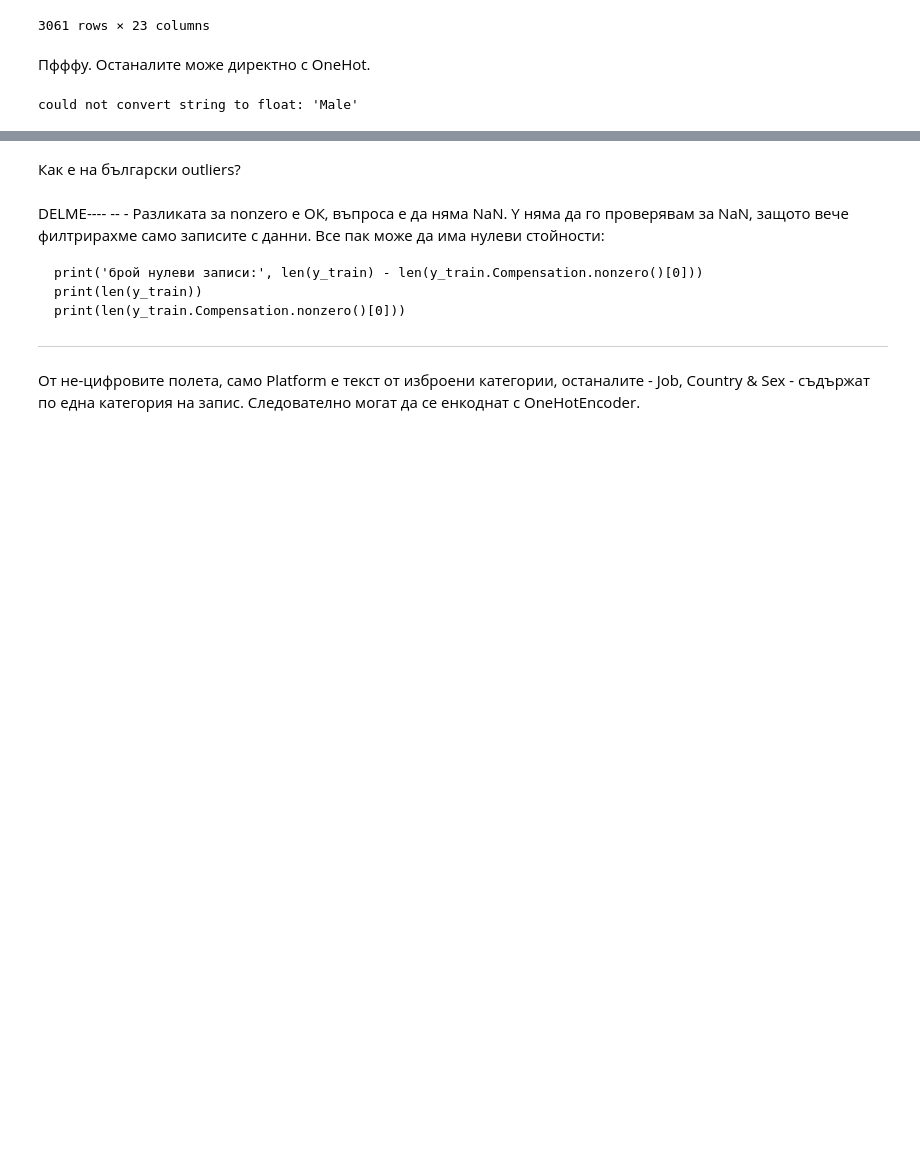
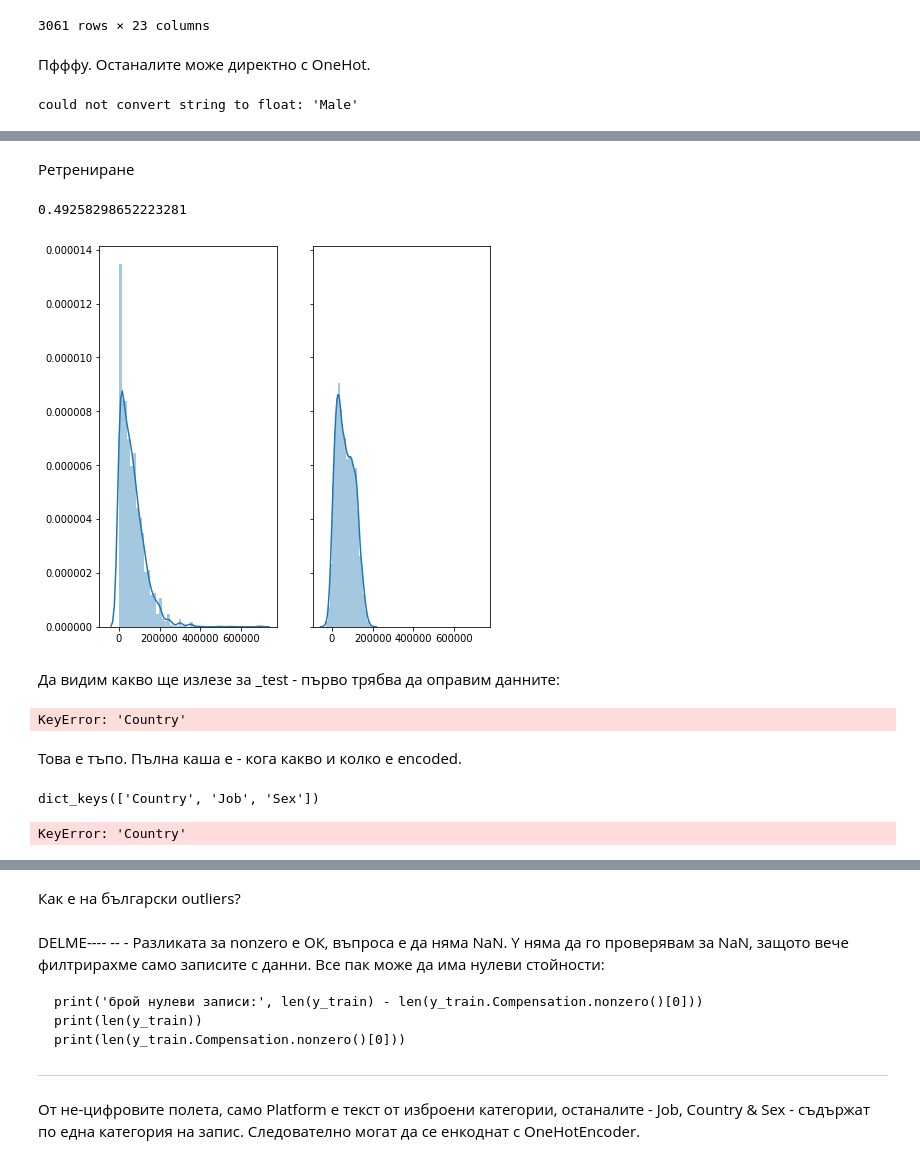
Before and after one commit to bobev18/kaggle_survey-17, a Jupyter notebook: survey2017.ipynb, the cells around one changed output, grey strips where cells are left out. Saved outputs shown, nothing was run; the diff lists cells and outputs as text; code cells hidden in the pictures; blank space fills up the shorter version.

```diff
--- a/survey2017.ipynb
+++ b/survey2017.ipynb
@@ -952,0 +1138,6 @@ except ValueError as e:
+# %%
+rows_to_delete = y_train[y_train['Compensation'] >= 1e+6].index
+print('редове за премахване:', rows_to_delete)
+y_train.drop(rows_to_delete, inplace=True)
+x_train.drop(rows_to_delete, inplace=True)
+y_train.sort_values('Compensation', ascending=False)[:10].style.apply(lambda x: ['background: lightgreen' if x.name == 'Compensation' and z >= 400000 else '' for i,z in x.iteritems()])
@@ -952,0 +1161,38 @@ except ValueError as e:
+# %% [markdown]
+Ретрениране
+# %%
+lr = LinearRegression().fit(x_train, y_train)
+lr.score(x_train, y_train)
+# %% [output]
+0.49258298652223281
+# %%
+predictions_train = lr.predict(x_train)
+fig, axes = plt.subplots(1, 2, figsize=(7, 7), sharey=True, sharex=True)
+sns.distplot(y_train, ax=axes[0], label='original')
+sns.distplot(predictions_train, label='predicted', ax=axes[1]);
+# %% [output]
+[figure, added]
+# %% [markdown]
+Да видим какво ще излезе за _test - първо трябва да оправим данните:
+# %%
+try:
+    label_encoded_x_test = pd.DataFrame({col: label_encoders[col].transform(x_test[col])
+                                    for col in label_encoders.keys()},
+                                    index = data.index)
+    label_encoded_x_test
+except TypeError as e:
+    print(e)
+# %% [output]
+KeyError: 'Country'
+# %% [markdown]
+Това е тъпо. Пълна каша е - кога какво и колко е encoded.
+# %%
+label_encoders.keys()
+# %% [output]
+dict_keys(['Country', 'Job', 'Sex'])
+# %%
+for c in x_test['Country']:
+    if not c in label_encoders['Country'].classes_:
+        print(c, c in label_encoders['Country'].classes_)
+# %% [output]
+KeyError: 'Country'
```
Also changed, not shown: parts of 61 cells of this notebook.
